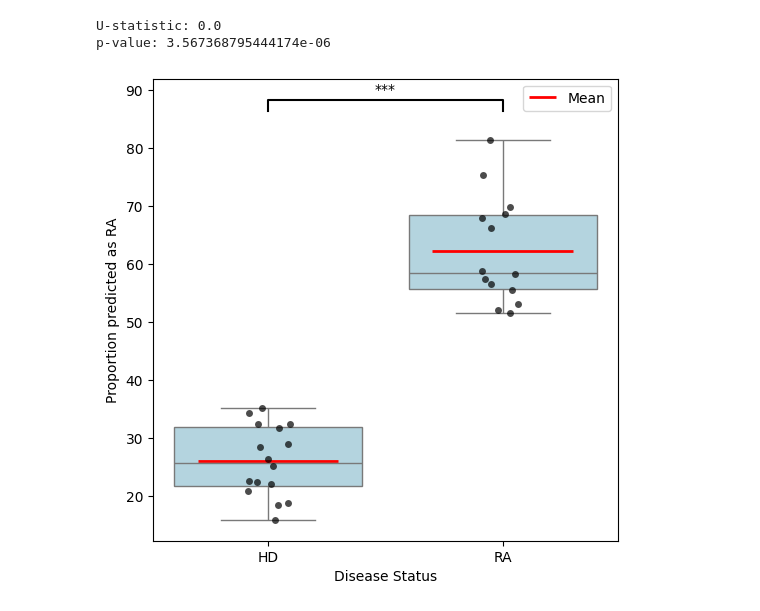
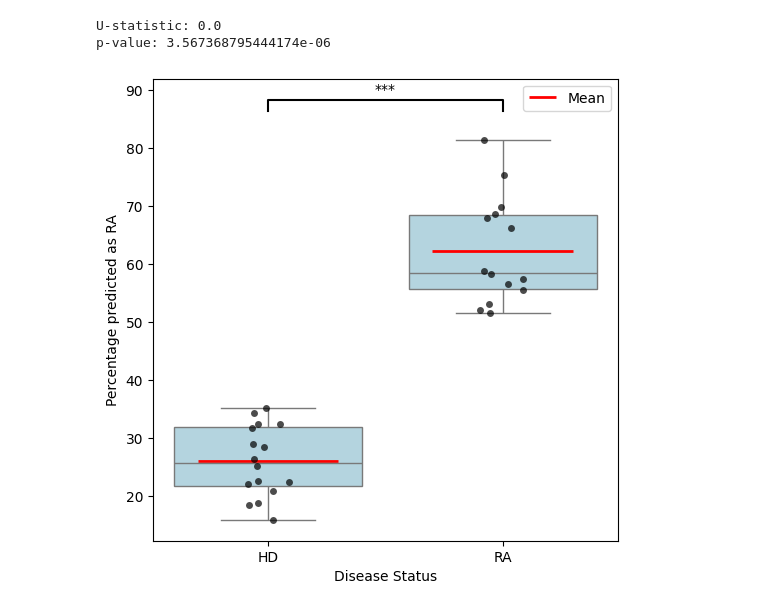
Before and after one commit to lewisl23/BCR-classification-model, a Jupyter notebook: model_training/MLP_sigmoid/mlp_pytorch.ipynb, the cells around one changed output. Cells and saved outputs as stored; diff of their text form; code cells hidden in the pictures.

```diff
--- a/model_training/MLP_sigmoid/mlp_pytorch.ipynb
+++ b/model_training/MLP_sigmoid/mlp_pytorch.ipynb
@@ -738,32 +738,32 @@ sns.boxplot(x="disease_status", y="percent_predicted_1", data=percentage_1, colo
 sns.stripplot(x="disease_status", y="percent_predicted_1", data=percentage_1, color="black", alpha=0.7, jitter=True)
 
 group_means = percentage_1.groupby("disease_status")["percent_predicted_1"].mean()
 
 # Add horizontal lines at group means
 for i, group in enumerate(["HD", "RA"]):
     mean_val = group_means[group]
     plt.hlines(y=mean_val, xmin=i - 0.3, xmax=i + 0.3, colors="red", linestyles="-", linewidth=2, label="Mean" if i == 0 else "")
 
 # Determine significance level
 if p_value < 0.001:
     stars = '***'
 elif p_value < 0.01:
     stars = '**'
 elif p_value < 0.05:
     stars = '*'
 else:
     stars = 'ns'
 
 # Add significance line
 x1, x2 = 0, 1  # 'HD' and 'RA' positions
 y, h, col = percentage_1['percent_predicted_1'].max() + 5, 2, 'black'
 plt.plot([x1, x1, x2, x2], [y, y+h, y+h, y], lw=1.5, c=col)
 plt.text((x1+x2)*.5, y+h+0.5, stars, ha='center', va='bottom', color=col)
 
 plt.legend()
-plt.ylabel("Proportion predicted as RA")
+plt.ylabel("Percentage predicted as RA")
 plt.xlabel("Disease Status")
 plt.savefig("MLP_box_plot.png", dpi=300, bbox_inches='tight')
 plt.show()
 # %% [output]
-[figure, old version]
+[figure, new version]
```
Also changed, not shown: 1 other file.
